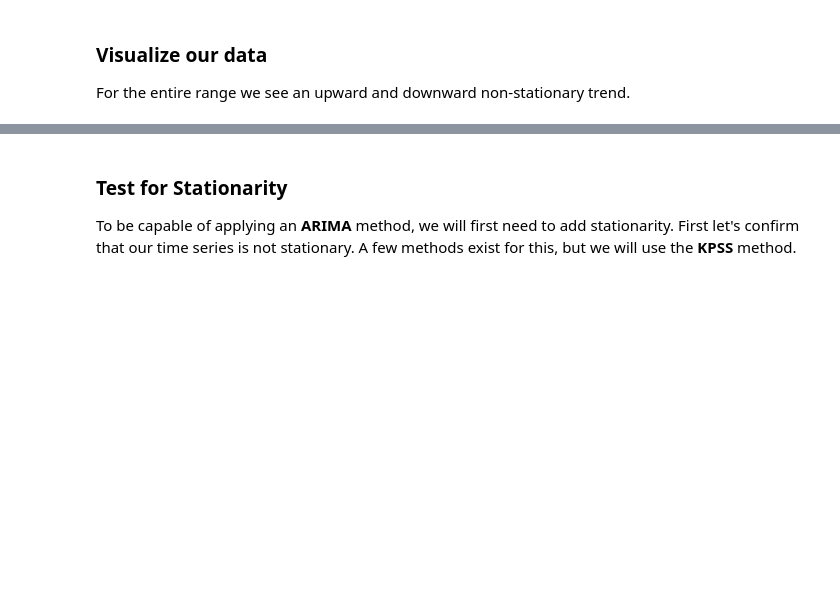
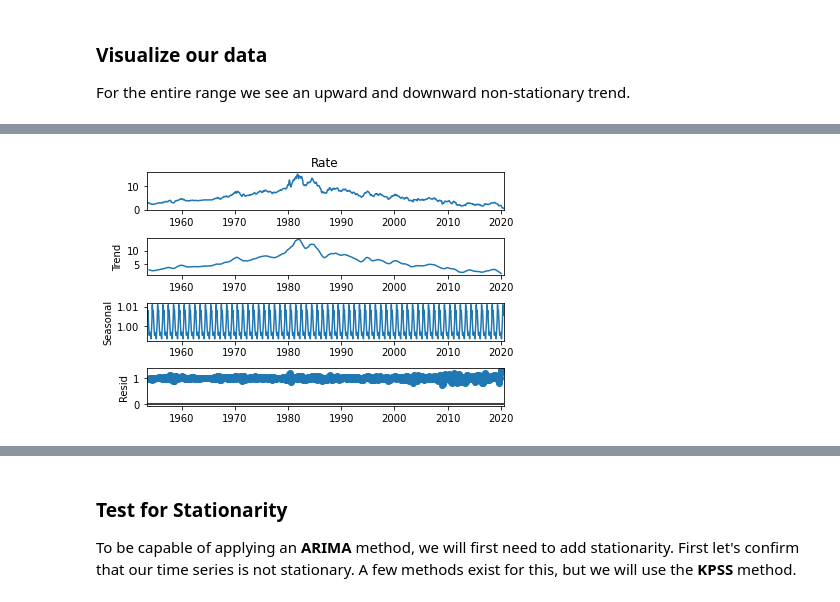
Before and after one commit to techthumb1/time_series_analysis, a Jupyter notebook: notebooks/state-space-us-bond.ipynb, the cells around one changed output, grey strips where cells are left out. Saved outputs shown, nothing was run; the diff lists cells and outputs as text; code cells hidden in the pictures; blank space fills up the shorter version.

Commit message:
Updating notebooks with different ARIMA models

```diff
--- a/notebooks/state-space-us-bond.ipynb
+++ b/notebooks/state-space-us-bond.ipynb
@@ -97,0 +109,6 @@ month['Rate'].dtype
+# %%
+from statsmodels.tsa.seasonal import seasonal_decompose
+decompose_data = seasonal_decompose(month['Rate'], model="multiplicative")
+decompose_data.plot();
+# %% [output]
+[figure, added]
```
Also changed, not shown: parts of 40 cells of this notebook, 6 other files.
